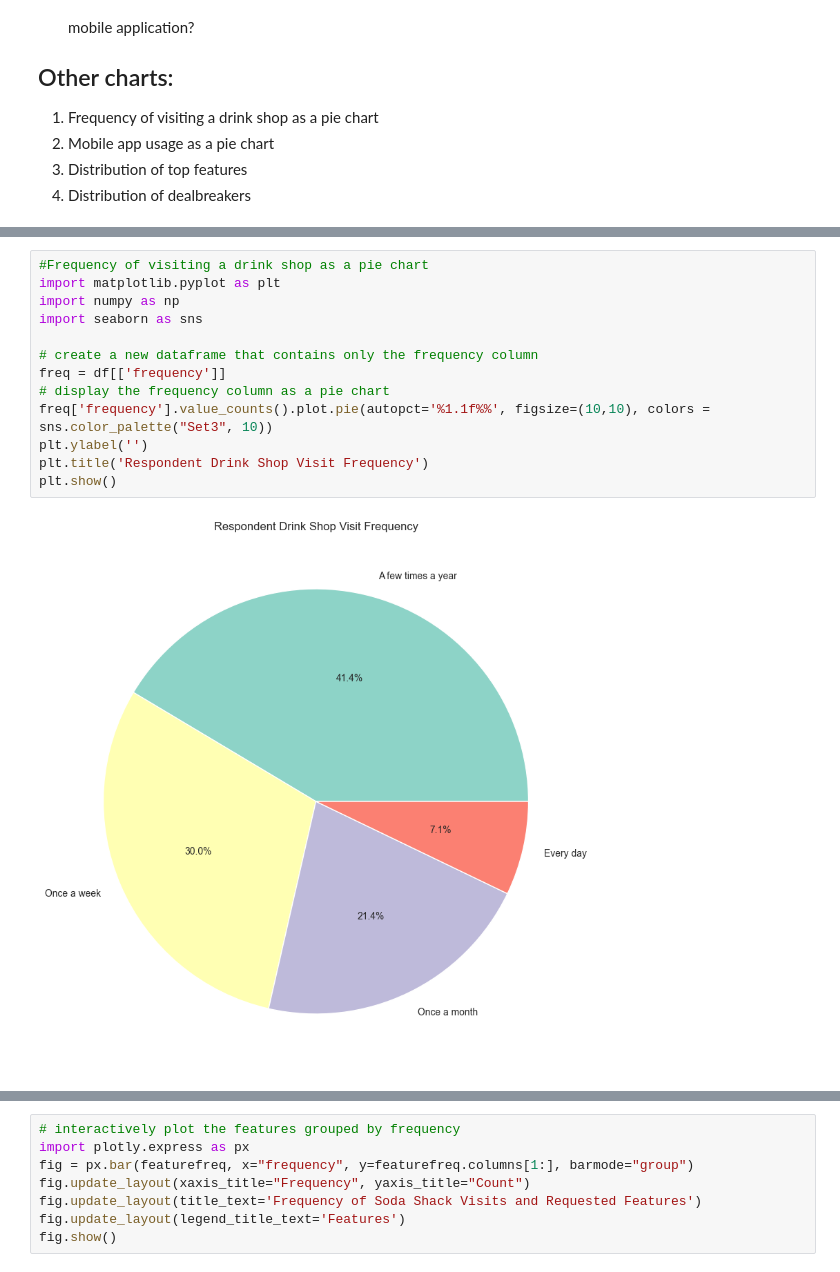
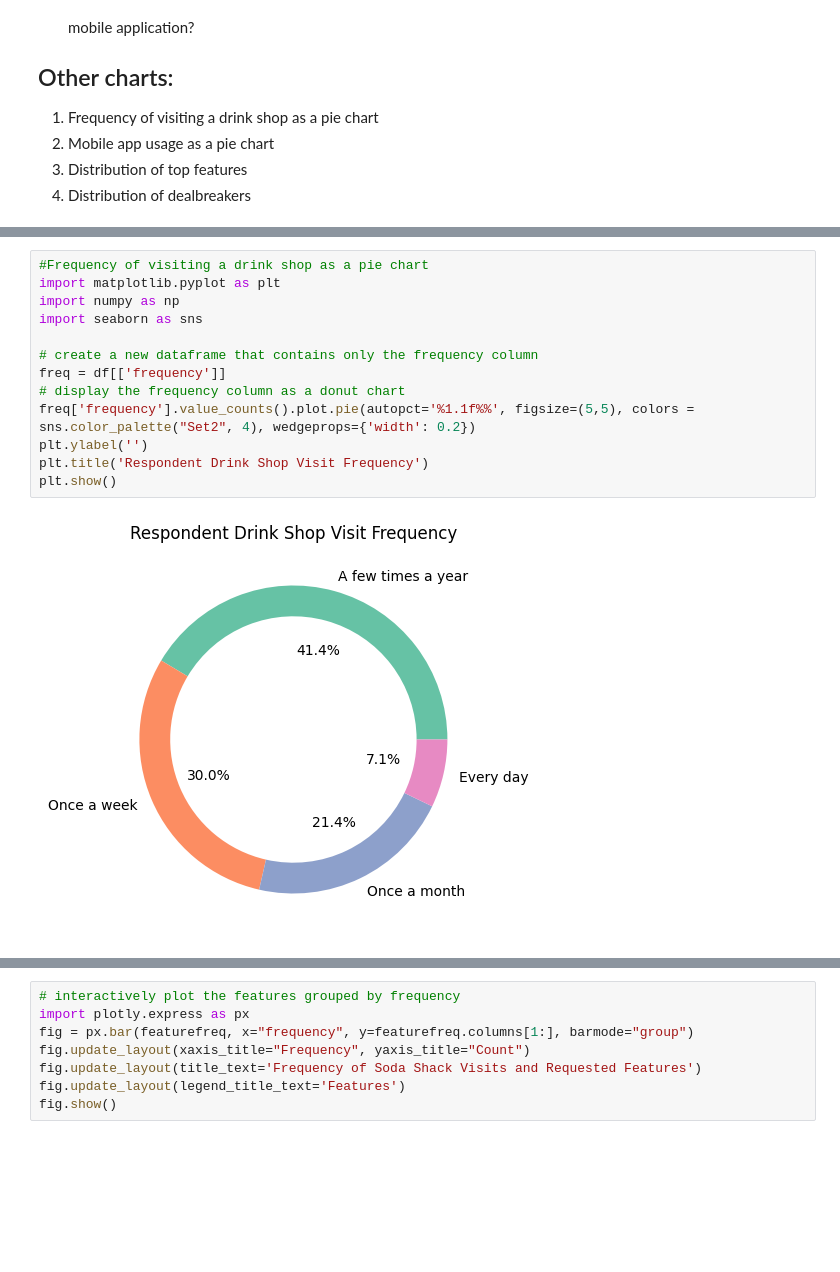
Before and after one commit to Cwighty/soda, a Jupyter notebook: data_analysis/survey.ipynb, the cells around one changed output, grey strips where cells are left out. Cells and saved outputs as stored; diff of their text form; blank space fills up the shorter version.

Commit message:
new charts

```diff
--- a/data_analysis/survey.ipynb
+++ b/data_analysis/survey.ipynb
@@ -42,18 +38,18 @@ The default value of regex will change from True to False in a future version. I
 # %%
 #Frequency of visiting a drink shop as a pie chart
 import matplotlib.pyplot as plt
 import numpy as np
 import seaborn as sns
 
 # create a new dataframe that contains only the frequency column
 freq = df[['frequency']]
-# display the frequency column as a pie chart
-freq['frequency'].value_counts().plot.pie(autopct='%1.1f%%', figsize=(10,10), colors = sns.color_palette("Set3", 10))
+# display the frequency column as a donut chart
+freq['frequency'].value_counts().plot.pie(autopct='%1.1f%%', figsize=(5,5), colors = sns.color_palette("Set2", 4), wedgeprops={'width': 0.2})
 plt.ylabel('')
 plt.title('Respondent Drink Shop Visit Frequency')
 plt.show()
 # %% [output]
-[figure, old version]
+[figure, new version]
 # %%
 #Mobile app usage as a pie chart
 # create a new dataframe that contains only the mobile column
```
Also changed, not shown: parts of 7 cells of this notebook.
